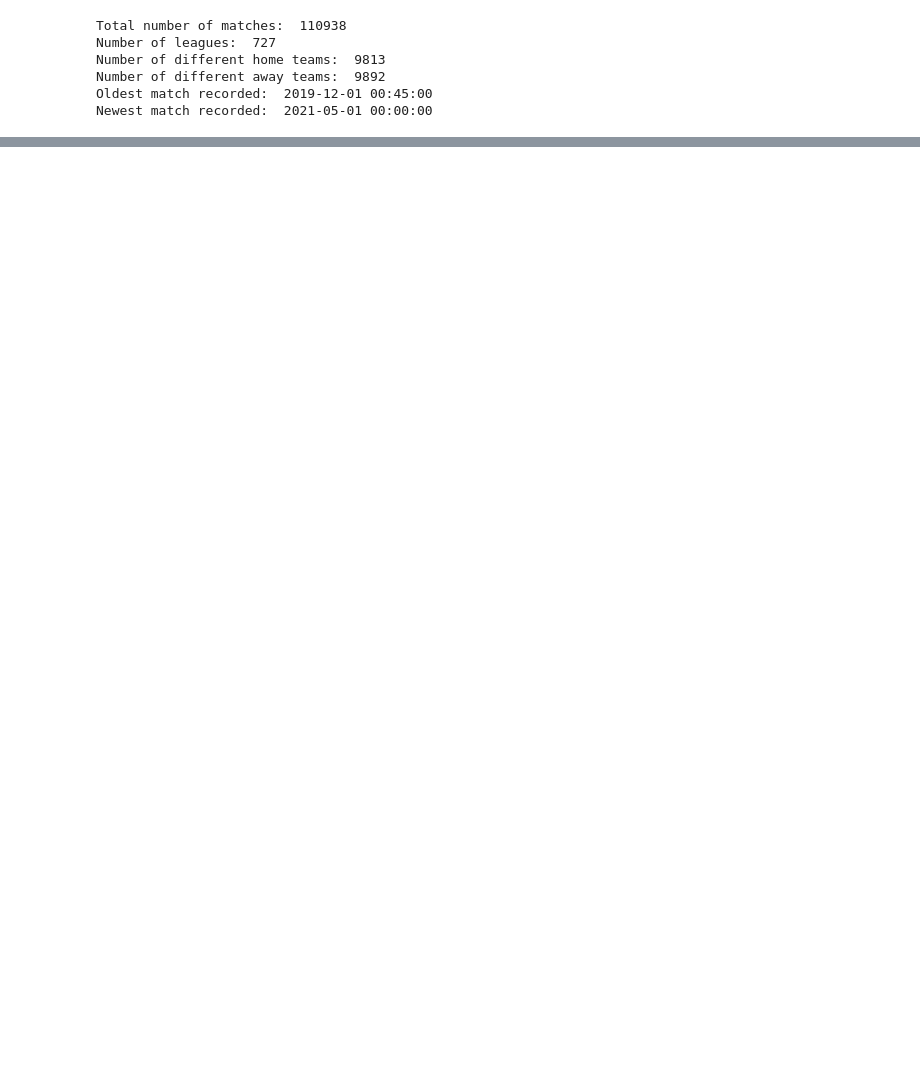
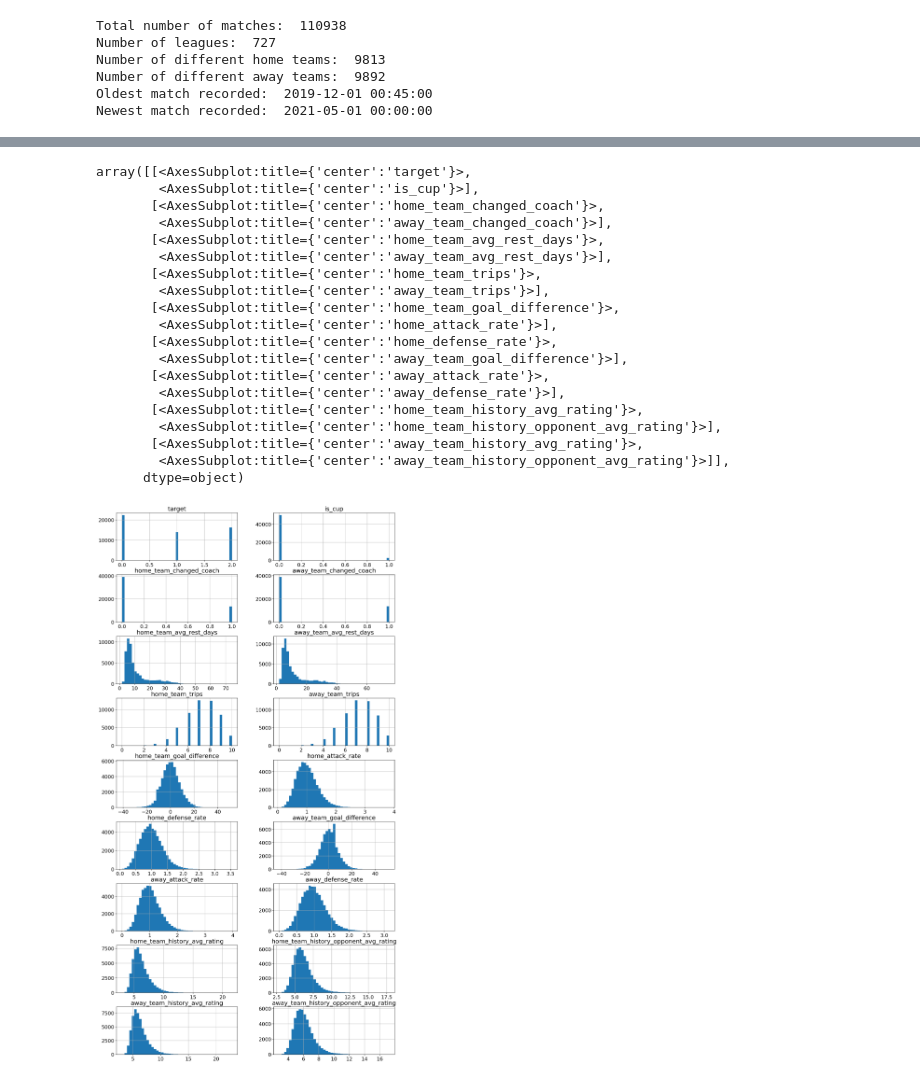
Before and after one commit to conradoboeira/Football-Match-Results-Prediction, a Jupyter notebook: Football_Prediction.ipynb, the cells around one changed output, grey strips where cells are left out. Saved outputs shown, nothing was run; the diff lists cells and outputs as text; code cells hidden in the pictures; blank space fills up the shorter version.

```diff
--- a/Football_Prediction.ipynb
+++ b/Football_Prediction.ipynb
@@ -67,0 +338,3 @@ sns.heatmap(correlation, xticklabels=correlation.columns, yticklabels=correlatio
+# %%
+cup_columns = [c for c in df.columns if "_is_cup" in c]
+df = df.drop(cup_columns,1)
@@ -67,0 +343,32 @@ sns.heatmap(correlation, xticklabels=correlation.columns, yticklabels=correlatio
+# %%
+home_avg_rating = []
+home_opp_avg_rating = []
+away_avg_rating = []
+away_opp_avg_rating = []
+
+for index, row in df.iterrows():
+    home_rate = 0
+    home_opp_rate = 0
+    away_rate = 0
+    away_opp_rate = 0
+    for i in range(1,11):
+        home_rate += row["home_team_history_rating_{}".format(i)]
+        home_opp_rate += row["home_team_history_opponent_rating_{}".format(i)]
+        away_rate += row["away_team_history_rating_{}".format(i)]
+        away_opp_rate += row["away_team_history_opponent_rating_{}".format(i)]
+
+    home_avg_rating.append(home_rate/10.0)
+    home_opp_avg_rating.append(home_opp_rate/10.0)
+    away_avg_rating.append(away_rate/10.0)
+    away_opp_avg_rating.append(away_opp_rate/10.0)
+
+df["home_team_history_avg_rating"] = home_avg_rating
+df["home_team_history_opponent_avg_rating"] = home_opp_avg_rating
+df["away_team_history_avg_rating"] = away_avg_rating
+df["away_team_history_opponent_avg_rating"] = away_opp_avg_rating
+
+home_rating_games = [c for c in df.columns if c.startswith("home_team_history_rating") or c.startswith("home_team_history_opponent_rating")]
+away_rating_games = [c for c in df.columns if c.startswith("away_team_history_rating") or c.startswith("away_team_history_opponent_rating")]
+
+#df = df.drop(home_rating_games,1)
+#df = df.drop(away_rating_games,1)
@@ -67,0 +428,31 @@ sns.heatmap(correlation, xticklabels=correlation.columns, yticklabels=correlatio
+# %%
+columns = ['target', 'is_cup', 'home_team_changed_coach',
+       'away_team_changed_coach', 'home_team_avg_rest_days',
+       'away_team_avg_rest_days', 'home_team_trips', 'away_team_trips',
+       'home_team_goal_difference', 'home_attack_rate', 'home_defense_rate',
+       'away_team_goal_difference', 'away_attack_rate', 'away_defense_rate',
+       'home_team_history_avg_rating', 'home_team_history_opponent_avg_rating',
+       'away_team_history_avg_rating',
+       'away_team_history_opponent_avg_rating']
+df[columns].hist(figsize=(15, 30), bins=45, layout=(9,2))
+# %% [output]
+array([[<AxesSubplot:title={'center':'target'}>,
+        <AxesSubplot:title={'center':'is_cup'}>],
+       [<AxesSubplot:title={'center':'home_team_changed_coach'}>,
+        <AxesSubplot:title={'center':'away_team_changed_coach'}>],
+       [<AxesSubplot:title={'center':'home_team_avg_rest_days'}>,
+        <AxesSubplot:title={'center':'away_team_avg_rest_days'}>],
+       [<AxesSubplot:title={'center':'home_team_trips'}>,
+        <AxesSubplot:title={'center':'away_team_trips'}>],
+       [<AxesSubplot:title={'center':'home_team_goal_difference'}>,
+        <AxesSubplot:title={'center':'home_attack_rate'}>],
+       [<AxesSubplot:title={'center':'home_defense_rate'}>,
+        <AxesSubplot:title={'center':'away_team_goal_difference'}>],
+       [<AxesSubplot:title={'center':'away_attack_rate'}>,
+        <AxesSubplot:title={'center':'away_defense_rate'}>],
+       [<AxesSubplot:title={'center':'home_team_history_avg_rating'}>,
+        <AxesSubplot:title={'center':'home_team_history_opponent_avg_rating'}>],
+       [<AxesSubplot:title={'center':'away_team_history_avg_rating'}>,
+        <AxesSubplot:title={'center':'away_team_history_opponent_avg_rating'}>]],
+      dtype=object)
+[figure, added]
```
Also changed, not shown: parts of 54 cells of this notebook, 12 other files.
